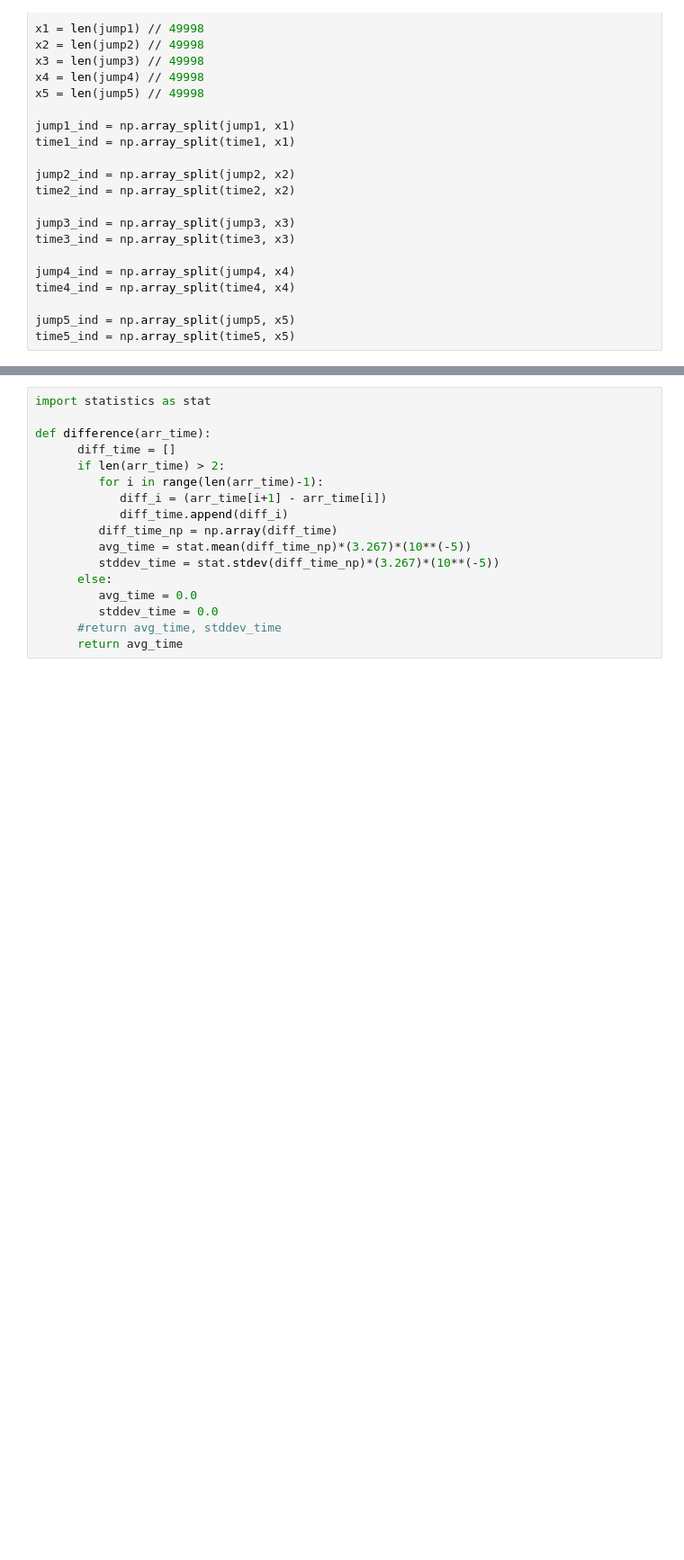
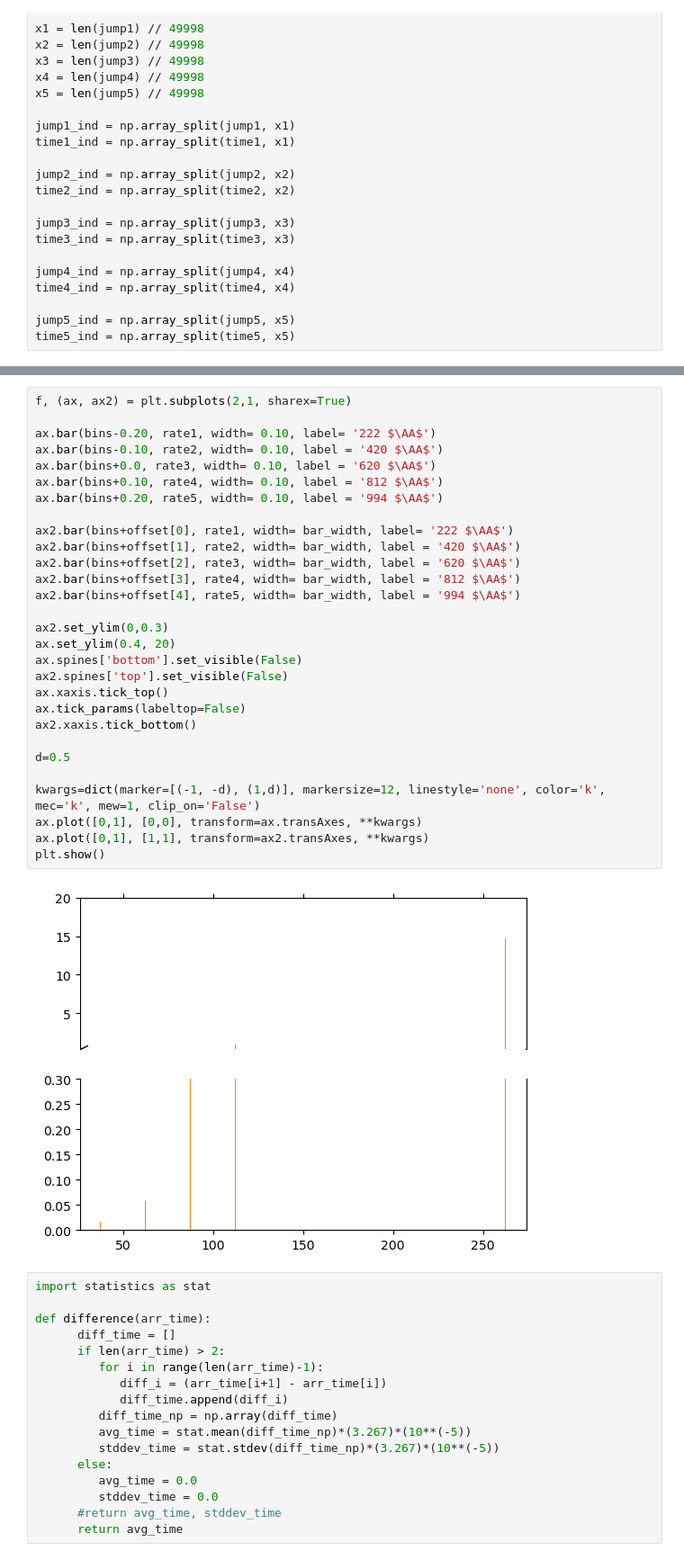
Before and after one commit to gargibiswas92/PROJECT.SSDNA.RES, a Jupyter notebook: INT.TRANSFERS/Time_step_final.ipynb, the cells around one changed output, grey strips where cells are left out. Shown: that part at 90% size. Drawn from its saved outputs; the diff is of its cells as text; blank space fills up the shorter version.

```diff
--- a/INT.TRANSFERS/Time_step_final.ipynb
+++ b/INT.TRANSFERS/Time_step_final.ipynb
@@ -43,3 +189,34 @@ time5_ind = np.array_split(time5, x5)
+# %%
+f, (ax, ax2) = plt.subplots(2,1, sharex=True)
+
+ax.bar(bins-0.20, rate1, width= 0.10, label= '222 $\AA$')
+ax.bar(bins-0.10, rate2, width= 0.10, label = '420 $\AA$')
+ax.bar(bins+0.0, rate3, width= 0.10, label = '620 $\AA$')
+ax.bar(bins+0.10, rate4, width= 0.10, label = '812 $\AA$')
+ax.bar(bins+0.20, rate5, width= 0.10, label = '994 $\AA$')
+
+ax2.bar(bins+offset[0], rate1, width= bar_width, label= '222 $\AA$')
+ax2.bar(bins+offset[1], rate2, width= bar_width, label = '420 $\AA$')
+ax2.bar(bins+offset[2], rate3, width= bar_width, label = '620 $\AA$')
+ax2.bar(bins+offset[3], rate4, width= bar_width, label = '812 $\AA$')
+ax2.bar(bins+offset[4], rate5, width= bar_width, label = '994 $\AA$')
+
+ax2.set_ylim(0,0.3)
+ax.set_ylim(0.4, 20)
+ax.spines['bottom'].set_visible(False)
+ax2.spines['top'].set_visible(False)
+ax.xaxis.tick_top()
+ax.tick_params(labeltop=False)
+ax2.xaxis.tick_bottom()
+
+d=0.5
+
+kwargs=dict(marker=[(-1, -d), (1,d)], markersize=12, linestyle='none', color='k', mec='k', mew=1, clip_on='False')
+ax.plot([0,1], [0,0], transform=ax.transAxes, **kwargs)
+ax.plot([0,1], [1,1], transform=ax2.transAxes, **kwargs)
+plt.show()
+# %% [output]
+[figure, added]
 # %%
 import statistics as stat
 
```
Also changed, not shown: parts of 8 cells of this notebook, 2 other files.
